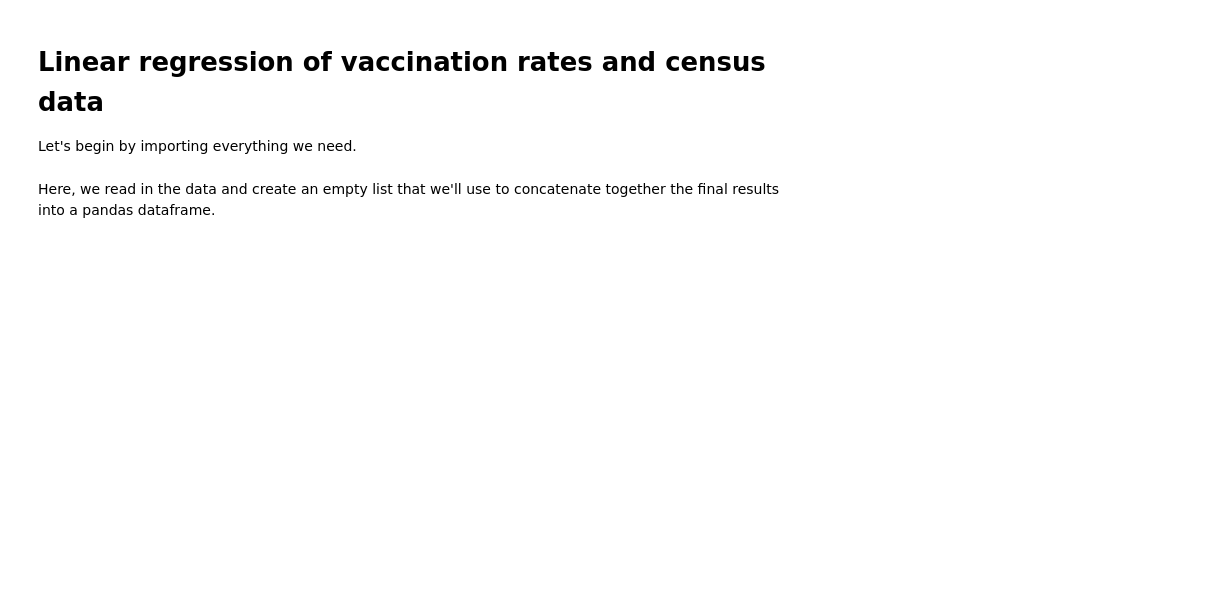
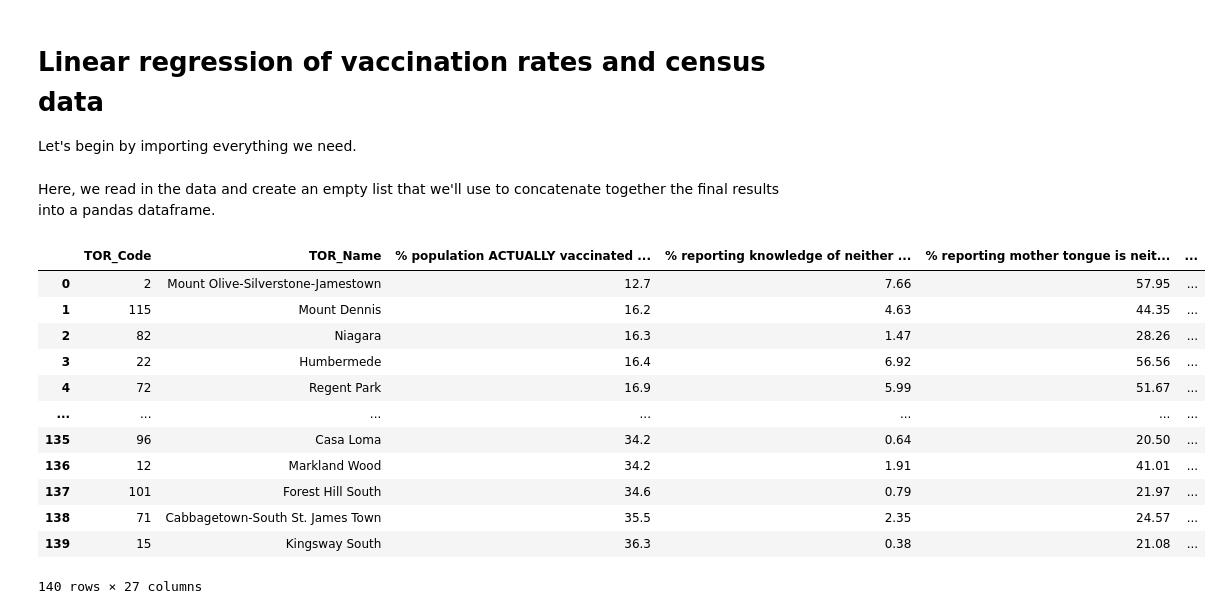
Before and after one commit to dexmcmillan/canadian-census-data, a Jupyter notebook: notebook.ipynb, the cells around one changed output. Cells and saved outputs as stored; diff of their text form; code cells hidden in the pictures; blank space fills up the shorter version.

```diff
--- a/notebook.ipynb
+++ b/notebook.ipynb
@@ -13,11 +14,25 @@ Here, we read in the data and create an empty list that we'll use to concatenate
 # %%
 # Read in data.
 data = pd.read_csv("./data-combined.csv")
 
 # A list that will store rows for the final export.
 parts = []
 
-data.show()
+display(data)
+# %% [output]
+|  | TOR_Code | TOR_Name | % population ACTUALLY vaccinated ... | % reporting knowledge of neither ... | % reporting mother tongue is neit... | ... |
+| 0 | 2 | Mount Olive-Silverstone-Jamestown | 12.7 | 7.66 | 57.95 | ... |
+| 1 | 115 | Mount Dennis | 16.2 | 4.63 | 44.35 | ... |
+| 2 | 82 | Niagara | 16.3 | 1.47 | 28.26 | ... |
+| 3 | 22 | Humbermede | 16.4 | 6.92 | 56.56 | ... |
+| 4 | 72 | Regent Park | 16.9 | 5.99 | 51.67 | ... |
+| ... | ... | ... | ... | ... | ... | ... |
+| 135 | 96 | Casa Loma | 34.2 | 0.64 | 20.50 | ... |
+| 136 | 12 | Markland Wood | 34.2 | 1.91 | 41.01 | ... |
+| 137 | 101 | Forest Hill South | 34.6 | 0.79 | 21.97 | ... |
+| 138 | 71 | Cabbagetown-South St. James Town | 35.5 | 2.35 | 24.57 | ... |
+| 139 | 15 | Kingsway South | 36.3 | 0.38 | 21.08 | ... |
+140 rows × 27 columns
 # %%
 # For each measure...
 for col in range(20):
```
Also changed, not shown: parts of 6 cells of this notebook, 1 other file.
